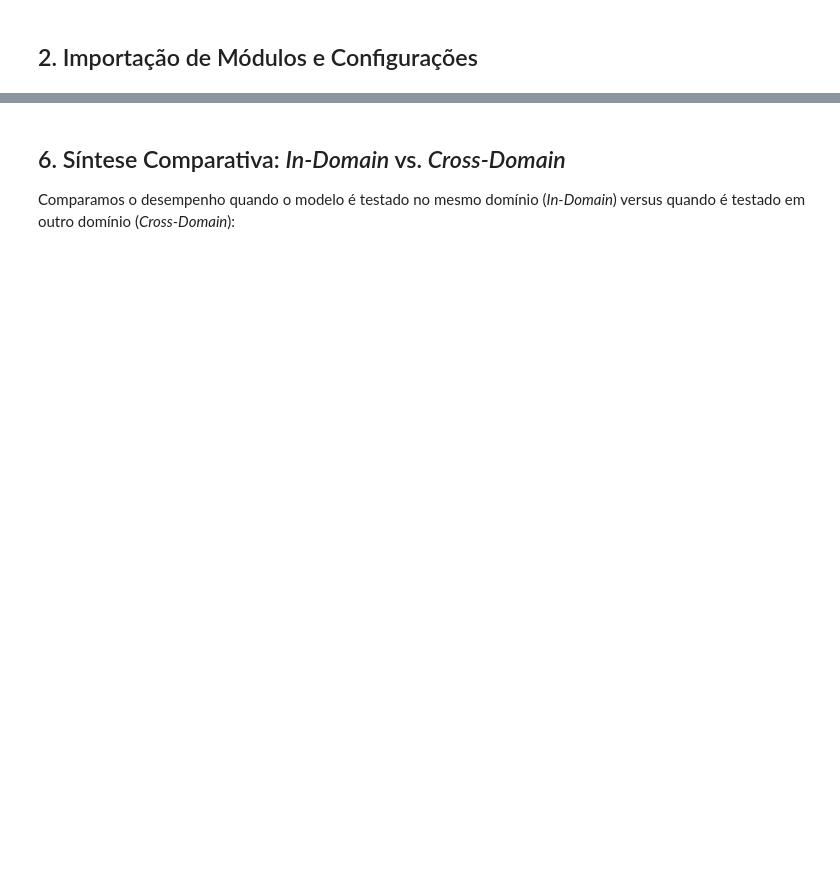
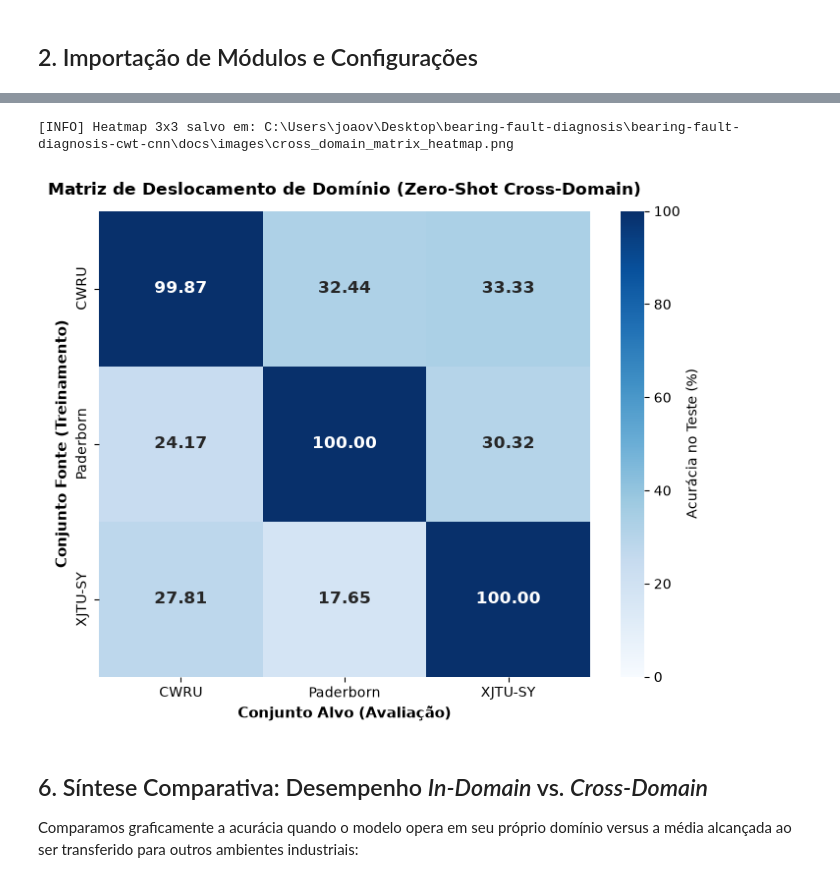
Before and after one commit to jvkauer/bearing-fault-diagnosis-cwt-cnn, a Jupyter notebook: notebooks/3_cross_domain/01_avaliacao_cruzada_tempo.ipynb, the cells around one changed output, grey strips where cells are left out. Drawn from its saved outputs; the diff is of its cells as text; code cells hidden in the pictures; blank space fills up the shorter version.

Commit message:
feat(cross-domain): atualiza avaliacao tripartite tempo/ordens, few-shot 6 direcoes e documentacao no README

```diff
--- a/notebooks/3_cross_domain/01_avaliacao_cruzada_tempo.ipynb
+++ b/notebooks/3_cross_domain/01_avaliacao_cruzada_tempo.ipynb
@@ -260,5 +328,41 @@ weighted avg     0.0628    0.2496    0.1004      1895
+# %%
+matrix_names = ["CWRU", "Paderborn", "XJTU-SY"]
+heat_matrix = np.zeros((3, 3))
+
+for i, s in enumerate(matrix_names):
+    for j, t in enumerate(matrix_names):
+        if i == j:
+            heat_matrix[i, j] = datasets_info[s]["in_domain_acc"]
+        else:
+            heat_matrix[i, j] = cross_results[(s, t)]
+
+# Visualização em Heatmap de Publicação
+plt.figure(figsize=(7, 5.8))
+sns.heatmap(
+    heat_matrix,
+    annot=True,
+    fmt=".2f",
+    cmap="Blues",
+    xticklabels=matrix_names,
+    yticklabels=matrix_names,
+    cbar_kws={"label": "Acurácia no Teste (%)"},
+    vmin=0,
+    vmax=100,
+    annot_kws={"size": 12, "weight": "bold"}
+)
+plt.title("Matriz de Deslocamento de Domínio (Zero-Shot Cross-Domain)", fontsize=12, fontweight="bold", pad=12)
+plt.xlabel("Conjunto Alvo (Avaliação)", fontsize=11, fontweight="bold")
+plt.ylabel("Conjunto Fonte (Treinamento)", fontsize=11, fontweight="bold")
+plt.tight_layout()
+heatmap_path = BASE_DIR / "docs" / "images" / "cross_domain_matrix_heatmap.png"
+plt.savefig(heatmap_path, dpi=300, bbox_inches="tight")
+print(f"[INFO] Heatmap 3x3 salvo em: {heatmap_path}")
+plt.show()
+# %% [output]
+[INFO] Heatmap 3x3 salvo em: C:\Users\joaov\Desktop\bearing-fault-diagnosis\bearing-fault-diagnosis-cwt-cnn\docs\images\cross_domain_matrix_heatmap.png
+[figure, added]
 # %% [markdown]
-## 6. Síntese Comparativa: *In-Domain* vs. *Cross-Domain*
+## 6. Síntese Comparativa: Desempenho *In-Domain* vs. *Cross-Domain*
 
-Comparamos o desempenho quando o modelo é testado no mesmo domínio (*In-Domain*) versus quando é testado em outro domínio (*Cross-Domain*):
+Comparamos graficamente a acurácia quando o modelo opera em seu próprio domínio versus a média alcançada ao ser transferido para outros ambientes industriais:
 # %%
```
Also changed, not shown: parts of 18 cells of this notebook, 38 other files.
